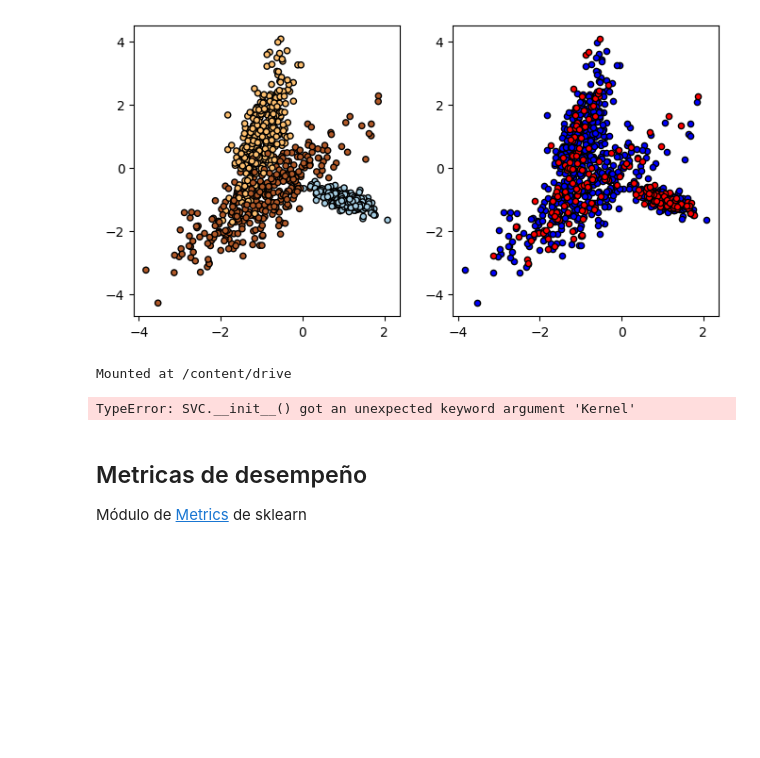
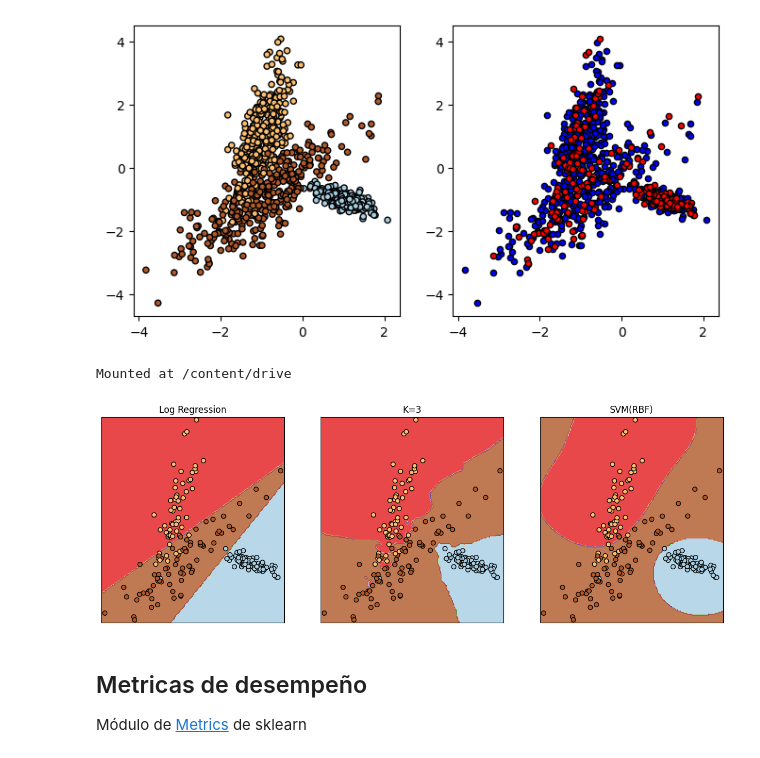
Before and after one commit to rubenfonnegra/machine_learning, a Jupyter notebook: Sem_05/Supervised_Metrics.ipynb, the cells around one changed output. Saved outputs shown, nothing was run; the diff lists cells and outputs as text; code cells hidden in the pictures; blank space fills up the shorter version.

```diff
--- a/Sem_05/Supervised_Metrics.ipynb
+++ b/Sem_05/Supervised_Metrics.ipynb
@@ -41,26 +41,26 @@ import sys
 sys.path.append('/content/drive/MyDrive/Machine Learning/machine_learning/Tools/')
 from fucboundaries import Boundaries
 # %%
-models = [ LogisticRegression() , kNN(n_neighbors= 3) , SVC(Kernel='rbf') ]
+models = [LogisticRegression(), kNN(n_neighbors=3), SVC(kernel='rbf')]
 names = ['Log Regression', 'K=3', 'SVM(RBF)']
 
 _, axes = plt.subplots(1,3, figsize = (15,5))
 predictions = {}
 
 # fit the models
 for name, clf, ax in zip(names,models, axes) :
   #
   clf.fit( X_train , y_train )
   predictions[name] = clf.predict(X_test)
 
-    # Plot everything
-    #se le entrega el nombre funcion
-    Boundaries(clf,X_train,X_train,n_points=200, ax = ax,5,4)
-    ax.set_title(name)
+  # Plot everything
+  #se le entrega el nombre funcion
+  Boundaries(clf,X_test,y_test, ax = ax)
+  ax.set_title(name)
 
 plt.show()
 # %% [output]
-TypeError: SVC.__init__() got an unexpected keyword argument 'Kernel'
+[figure, added]
 # %% [markdown]
 ## Metricas de desempeño
 
```
Also changed, not shown: parts of 6 cells of this notebook, 1 other file.
